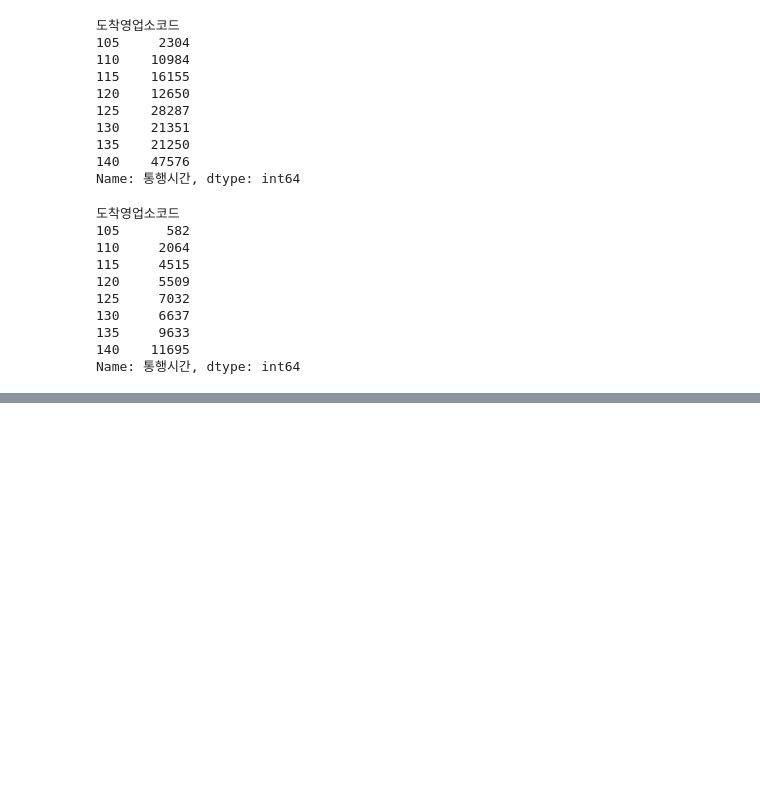
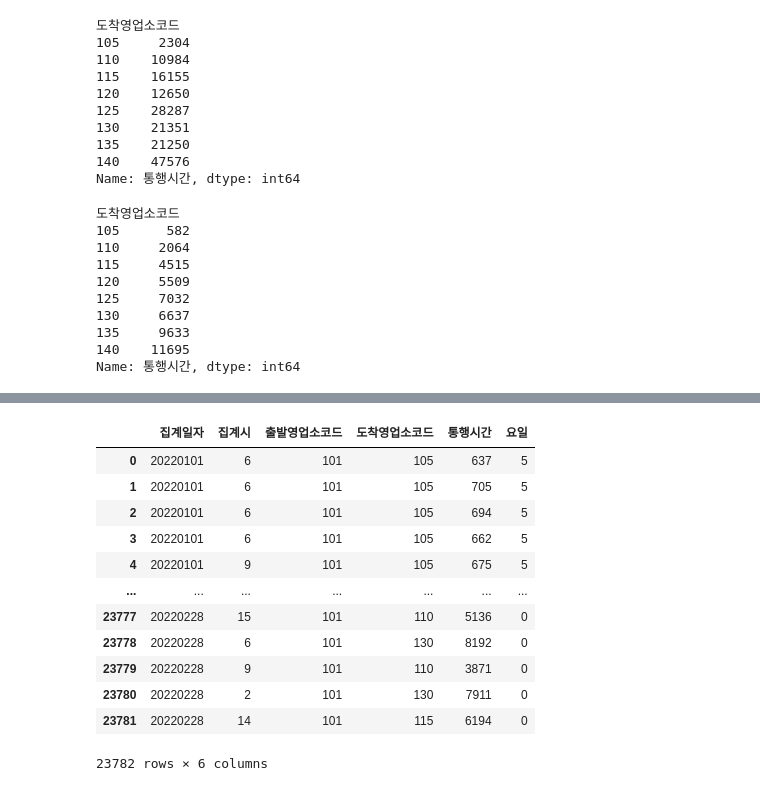
Before and after one commit to maskedrider555/FastCamous_DL, a Jupyter notebook: DataAnalysis/Pandas.ipynb, the cells around one changed output, grey strips where cells are left out. Saved outputs shown, nothing was run; the diff lists cells and outputs as text; code cells hidden in the pictures; blank space fills up the shorter version.

```diff
--- a/DataAnalysis/Pandas.ipynb
+++ b/DataAnalysis/Pandas.ipynb
@@ -432,0 +510,21 @@ Name: 통행시간, dtype: int64
+# %%
+output = "C:/DL/FastCampus/DataAnalysis/Data/data_2022.csv"
+data_2022.to_csv(output, index=None, header=True, encoding="euc-kr")
+# %%
+data = pd.read_csv(output, sep=",", encoding="euc-kr")
+# %%
+data
+# %% [output]
+|  | 집계일자 | 집계시 | 출발영업소코드 | 도착영업소코드 | 통행시간 | 요일 |
+| 0 | 20220101 | 6 | 101 | 105 | 637 | 5 |
+| 1 | 20220101 | 6 | 101 | 105 | 705 | 5 |
+| 2 | 20220101 | 6 | 101 | 105 | 694 | 5 |
+| 3 | 20220101 | 6 | 101 | 105 | 662 | 5 |
+| 4 | 20220101 | 9 | 101 | 105 | 675 | 5 |
+| ... | ... | ... | ... | ... | ... | ... |
+| 23777 | 20220228 | 15 | 101 | 110 | 5136 | 0 |
+| 23778 | 20220228 | 6 | 101 | 130 | 8192 | 0 |
+| 23779 | 20220228 | 9 | 101 | 110 | 3871 | 0 |
+| 23780 | 20220228 | 2 | 101 | 130 | 7911 | 0 |
+| 23781 | 20220228 | 14 | 101 | 115 | 6194 | 0 |
+23782 rows × 6 columns
```
Also changed, not shown: parts of 14 cells of this notebook, 1 other file.
